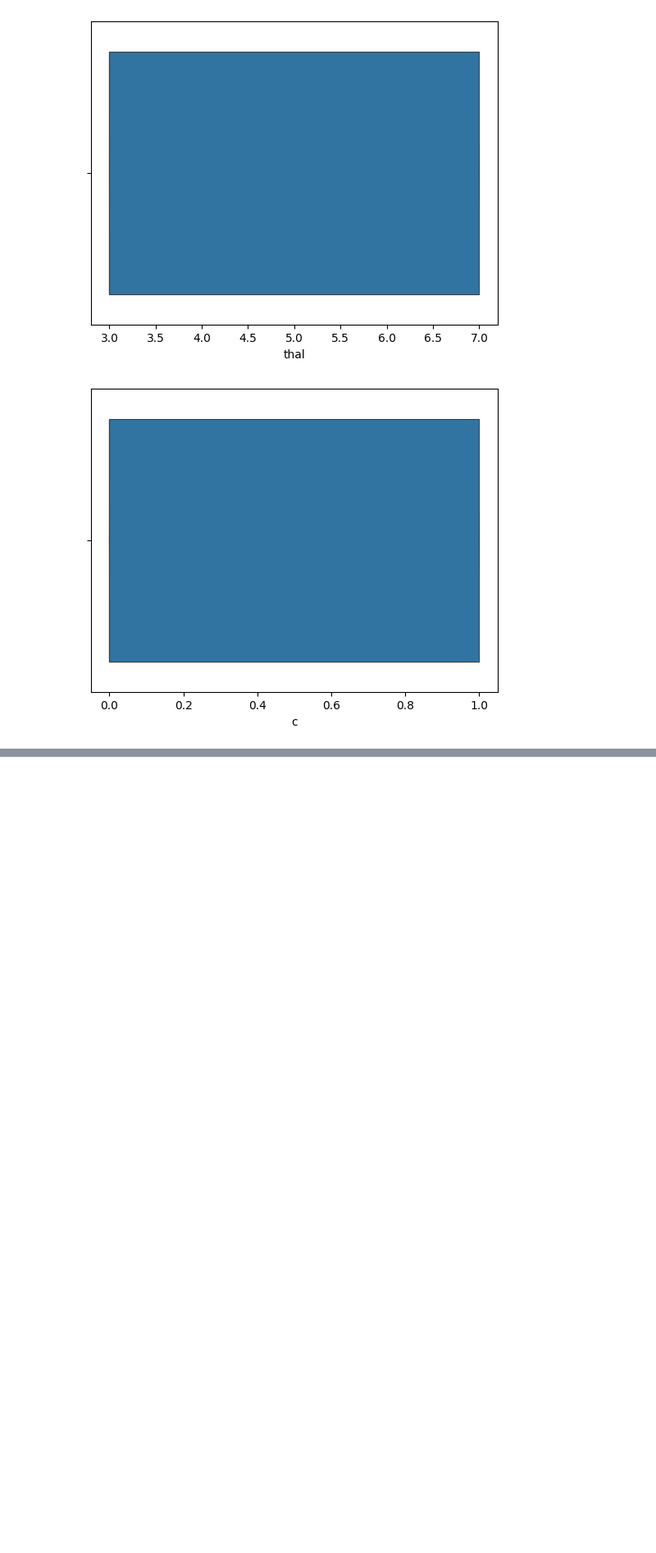
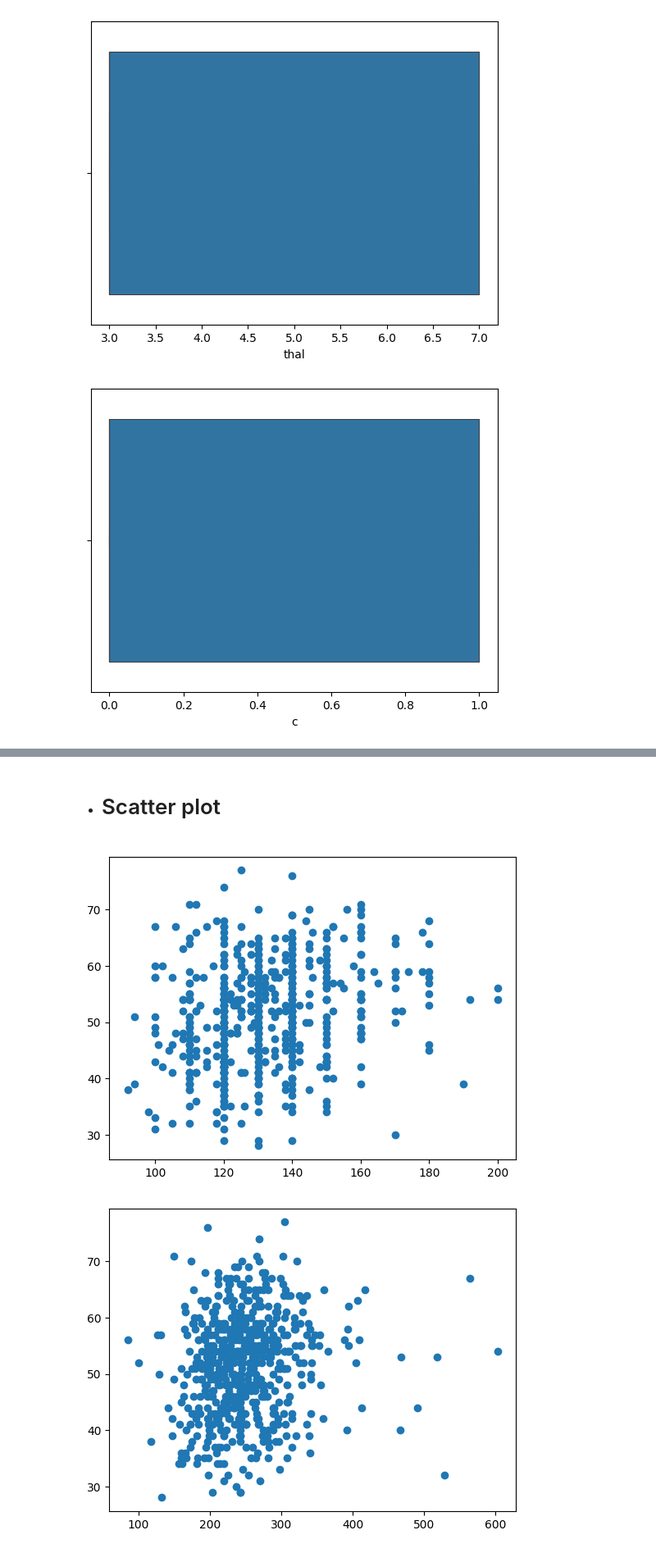
Before and after one commit to majidgolbaz/Heart-Failure-Prediction, a Jupyter notebook: Pre-Processing/preProccessing.ipynb, the cells around one changed output, grey strips where cells are left out. Shown at 82% size. Cells and saved outputs as stored; diff of their text form; code cells hidden in the pictures; blank space fills up the shorter version.

```diff
--- a/Pre-Processing/preProccessing.ipynb
+++ b/Pre-Processing/preProccessing.ipynb
@@ -371,0 +417,14 @@ for i in data_features:
+# %% [markdown]
+* # Scatter plot
+# %%
+import matplotlib.pyplot as plt
+
+data_features = df.columns
+
+for i in data_features:
+    if(df[i].dtype == int) | (df[i].dtype == float):
+        plt.scatter(x=df[i], y=df['age'])
+        plt.show()
+# %% [output]
+[figure, added]
+[figure, added]
```
Also changed, not shown: parts of 8 cells of this notebook.
